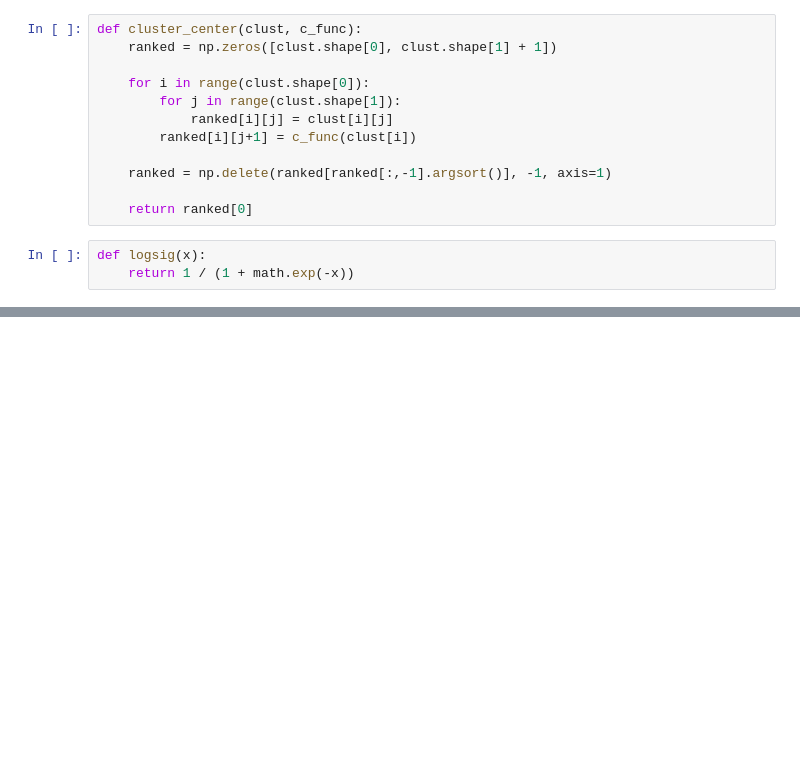
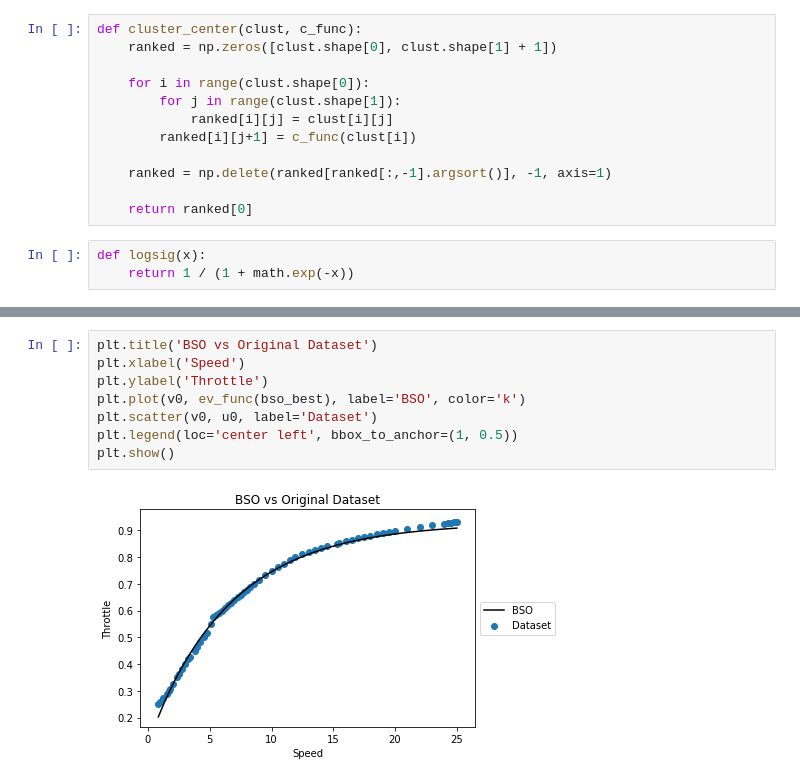
Before and after one commit to Vermillord/KP_Codes, a Jupyter notebook: Carla Algorithm Comparison/Steady State Response/steady_state.ipynb, the cells around one changed output, grey strips where cells are left out. Saved outputs shown, nothing was run; the diff lists cells and outputs as text; blank space fills up the shorter version.

```diff
--- a/Carla Algorithm Comparison/Steady State Response/steady_state.ipynb
+++ b/Carla Algorithm Comparison/Steady State Response/steady_state.ipynb
@@ -404,0 +440,10 @@ Cost Value:  0.0004896647390858467
+# %%
+plt.title('BSO vs Original Dataset')
+plt.xlabel('Speed')
+plt.ylabel('Throttle')
+plt.plot(v0, ev_func(bso_best), label='BSO', color='k')
+plt.scatter(v0, u0, label='Dataset')
+plt.legend(loc='center left', bbox_to_anchor=(1, 0.5))
+plt.show()
+# %% [output]
+[figure, added]
```
Also changed, not shown: parts of 26 cells of this notebook, 6 other files.
